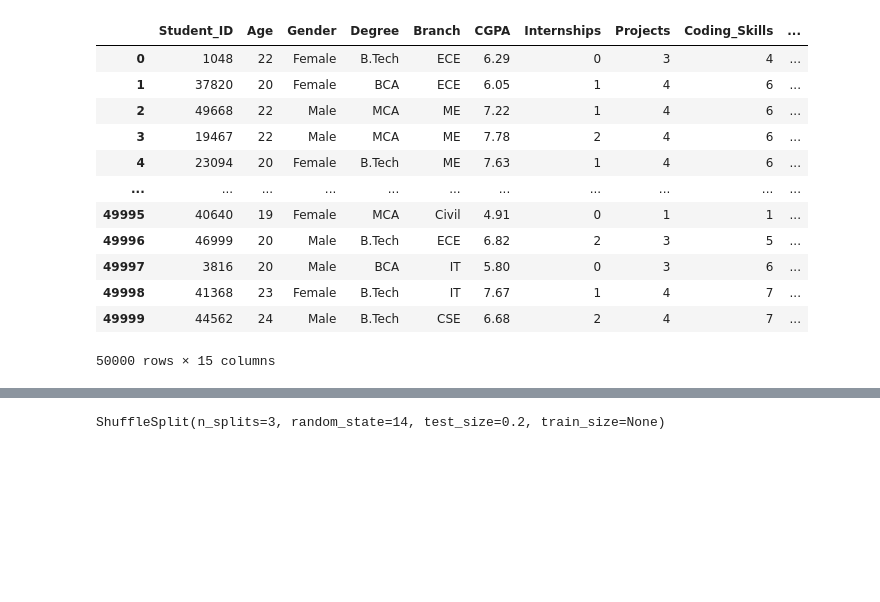
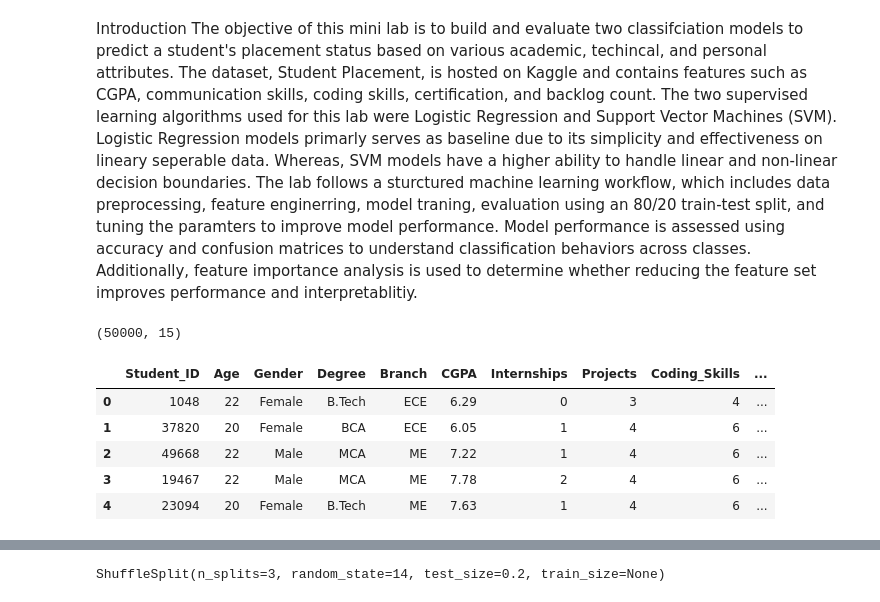
Before and after one commit to muskaanmahes/DS-7331-Term-Project, a Jupyter notebook: Mini_Lab_Logistic_Regression_SVMs/MiniLab_Muskaan (1).ipynb, the cells around one changed output, grey strips where cells are left out. Cells and saved outputs as stored; diff of their text form; code cells hidden in the pictures; blank space fills up the shorter version.

```diff
--- a/Mini_Lab_Logistic_Regression_SVMs/MiniLab_Muskaan (1).ipynb
+++ b/Mini_Lab_Logistic_Regression_SVMs/MiniLab_Muskaan (1).ipynb
@@ -1,3 +1,8 @@
+# %% [markdown]
+Introduction
+    The objective of this mini lab is to build and evaluate two classifciation models to predict a student's placement status based on various academic, techincal, and personal attributes. The dataset, Student Placement, is hosted on Kaggle and contains features such as CGPA, communication skills, coding skills, certification, and backlog count.
+    The two supervised learning algorithms used for this lab were Logistic Regression and Support Vector Machines (SVM). Logistic Regression models primarly serves as baseline due to its simplicity and effectiveness on lineary seperable data. Whereas, SVM models have a higher ability to handle linear and non-linear decision boundaries.
+    The lab follows a sturctured machine learning workflow, which includes data preprocessing, feature enginerring, model traning, evaluation using an 80/20 train-test split, and tuning the paramters to improve model performance. Model performance is assessed using accuracy and confusion matrices to understand classification behaviors across classes. Additionally, feature importance analysis is used to determine whether reducing the feature set improves performance and interpretablitiy.
 # %%
 import pandas as pd
 import numpy as np
@@ -8,19 +13,14 @@ from sklearn import metrics as mt
 # %%
 #loading dataset
 
 df = pd.read_csv("/Users/muskaanmahes/Downloads/full_dataset.csv")
-df
+print(df.shape)
+df.head()
 # %% [output]
+(50000, 15)
 |  | Student_ID | Age | Gender | Degree | Branch | CGPA | Internships | Projects | Coding_Skills | ... |
 | 0 | 1048 | 22 | Female | B.Tech | ECE | 6.29 | 0 | 3 | 4 | ... |
 | 1 | 37820 | 20 | Female | BCA | ECE | 6.05 | 1 | 4 | 6 | ... |
 | 2 | 49668 | 22 | Male | MCA | ME | 7.22 | 1 | 4 | 6 | ... |
 | 3 | 19467 | 22 | Male | MCA | ME | 7.78 | 2 | 4 | 6 | ... |
 | 4 | 23094 | 20 | Female | B.Tech | ME | 7.63 | 1 | 4 | 6 | ... |
-| ... | ... | ... | ... | ... | ... | ... | ... | ... | ... | ... |
-| 49995 | 40640 | 19 | Female | MCA | Civil | 4.91 | 0 | 1 | 1 | ... |
-| 49996 | 46999 | 20 | Male | B.Tech | ECE | 6.82 | 2 | 3 | 5 | ... |
-| 49997 | 3816 | 20 | Male | BCA | IT | 5.80 | 0 | 3 | 6 | ... |
-| 49998 | 41368 | 23 | Female | B.Tech | IT | 7.67 | 1 | 4 | 7 | ... |
-| 49999 | 44562 | 24 | Male | B.Tech | CSE | 6.68 | 2 | 4 | 7 | ... |
-50000 rows × 15 columns
```
Also changed, not shown: parts of 12 cells of this notebook.
